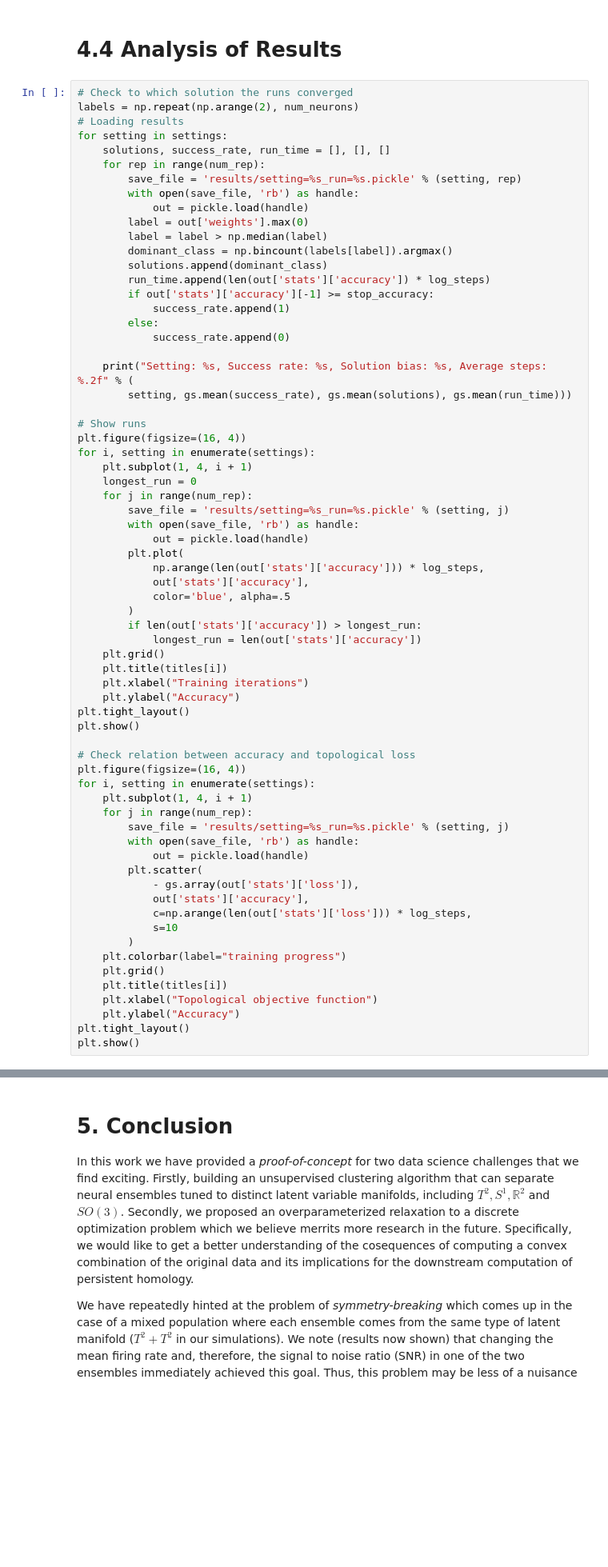
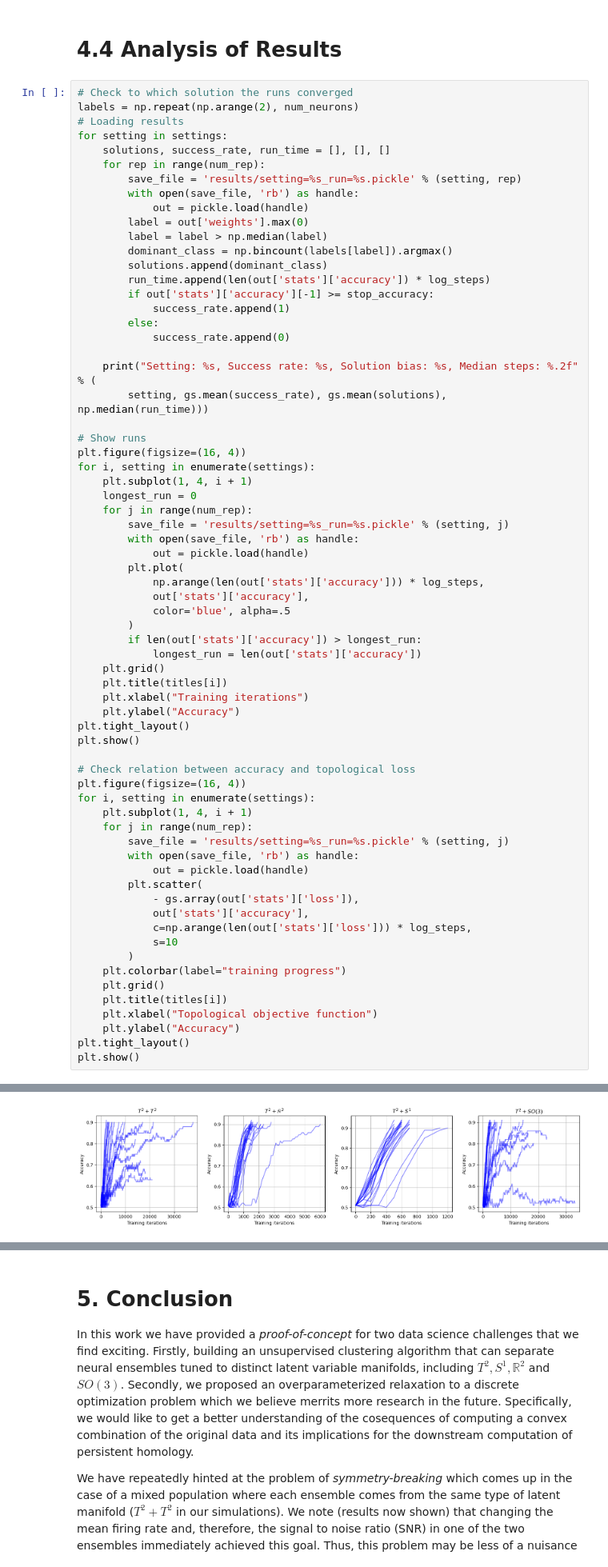
Before and after one commit to geomstats/challenge-iclr-2022, a Jupyter notebook: david-klindt_TEDDY/teddy.ipynb, the cells around one changed output, grey strips where cells are left out. Shown at 80% size. Saved outputs shown, nothing was run; the diff lists cells and outputs as text; blank space fills up the shorter version.

```diff
--- a/david-klindt_TEDDY/teddy.ipynb
+++ b/david-klindt_TEDDY/teddy.ipynb
@@ -671,8 +675,8 @@ for setting in settings:
         else:
             success_rate.append(0)
 
-    print("Setting: %s, Success rate: %s, Solution bias: %s, Average steps: %.2f" % (
-        setting, gs.mean(success_rate), gs.mean(solutions), gs.mean(run_time)))
+    print("Setting: %s, Success rate: %s, Solution bias: %s, Median steps: %.2f" % (
+        setting, gs.mean(success_rate), gs.mean(solutions), np.median(run_time)))
 
 # Show runs
 plt.figure(figsize=(16, 4))
@@ -718,3 +722,4 @@ for i, setting in enumerate(settings):
     plt.ylabel("Accuracy")
 plt.tight_layout()
 plt.show()
+# %% [output]
@@ -720,0 +732 @@ plt.show()
+[figure, added]
```
Also changed, not shown: parts of 10 cells of this notebook, 10 other files.
